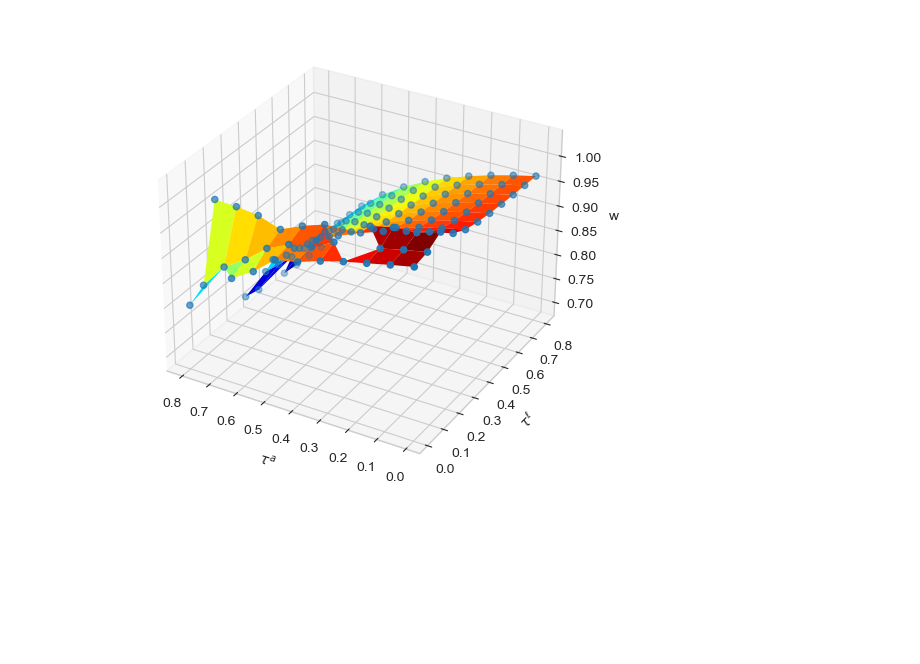
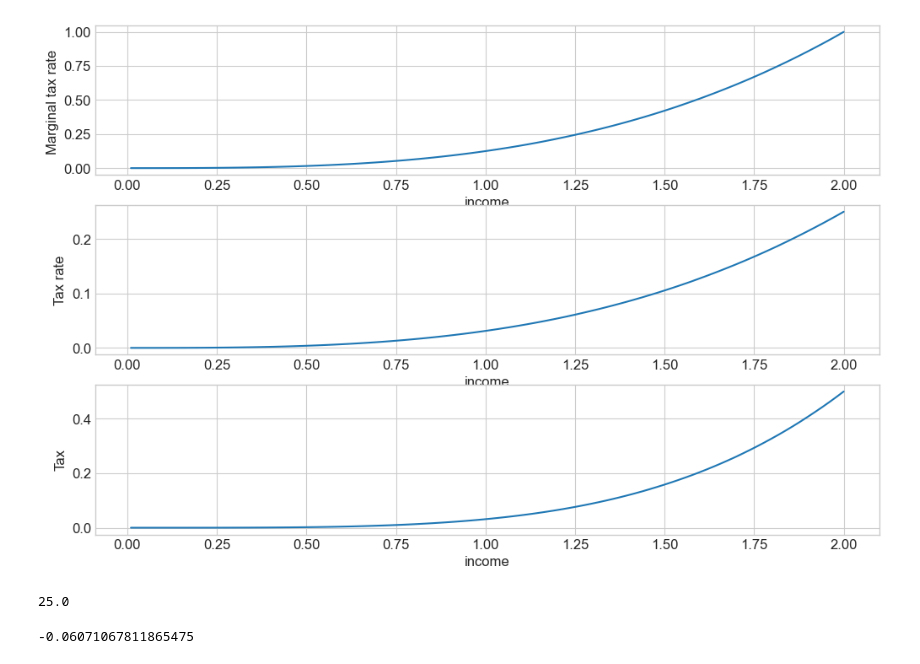
Before and after one commit to AskerNC/AdvMacroHet, a Jupyter notebook: Assignments/Handin/A1_hanc/test.ipynb, the cells around one changed output. Cells and saved outputs as stored; diff of their text form; code cells hidden in the pictures; blank space fills up the shorter version.

```diff
--- a/Assignments/Handin/A1_hanc/test.ipynb
+++ b/Assignments/Handin/A1_hanc/test.ipynb
@@ -76,4 +20,0 @@ plot_over_taugrid(model_dict,'r',zname='r')
-# %%
-plot_over_taugrid(model_dict,'w',zname='w')
-# %% [output]
-[figure, removed]
@@ -81,0 +42,31 @@ plot_over_taugrid(model_dict,'w',zname='w')
+# %%
+fig = plt.figure(figsize=(12,8),dpi=100)
+ax = fig.add_subplot(3,1,1)
+
+emax = 3
+x0 = 0
+xh = 2
+
+
+ax.plot(x_vec,margtax(x_vec,emax,x0,xh))
+ax.set_ylabel('Marginal tax rate ')
+ax.set_xlabel(f'income');
+
+
+ax = fig.add_subplot(3,1,2)
+ax.plot(x_vec,taxrate(x_vec,emax,x0,xh))
+ax.set_ylabel('Tax rate')
+ax.set_xlabel(f'income');
+
+
+
+ax = fig.add_subplot(3,1,3)
+ax.plot(x_vec,tax(x_vec,emax,x0,xh))
+ax.set_ylabel('Tax')
+ax.set_xlabel(f'income');
+# %% [output]
+[figure, added]
+# %%
+tax(50,emax,x0,xh)
+# %% [output]
+25.0
@@ -81,0 +86,4 @@ plot_over_taugrid(model_dict,'w',zname='w')
+# %%
+tax(0.01,2,0.5,0.5)
+# %% [output]
+-0.06071067811865475
```
Also changed, not shown: parts of 10 cells of this notebook, 11 other files.
